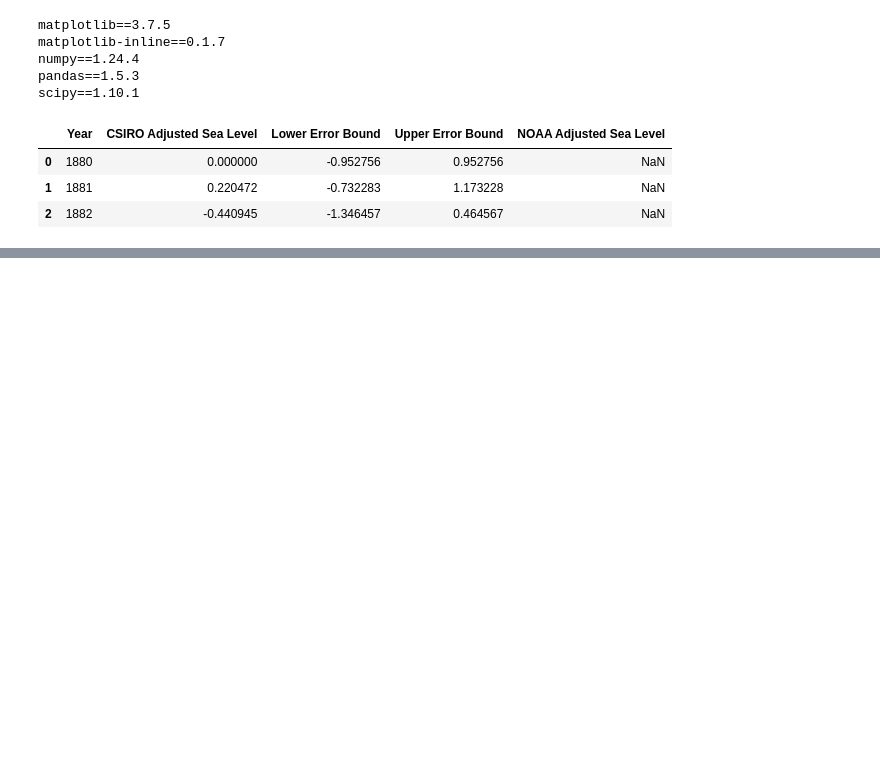
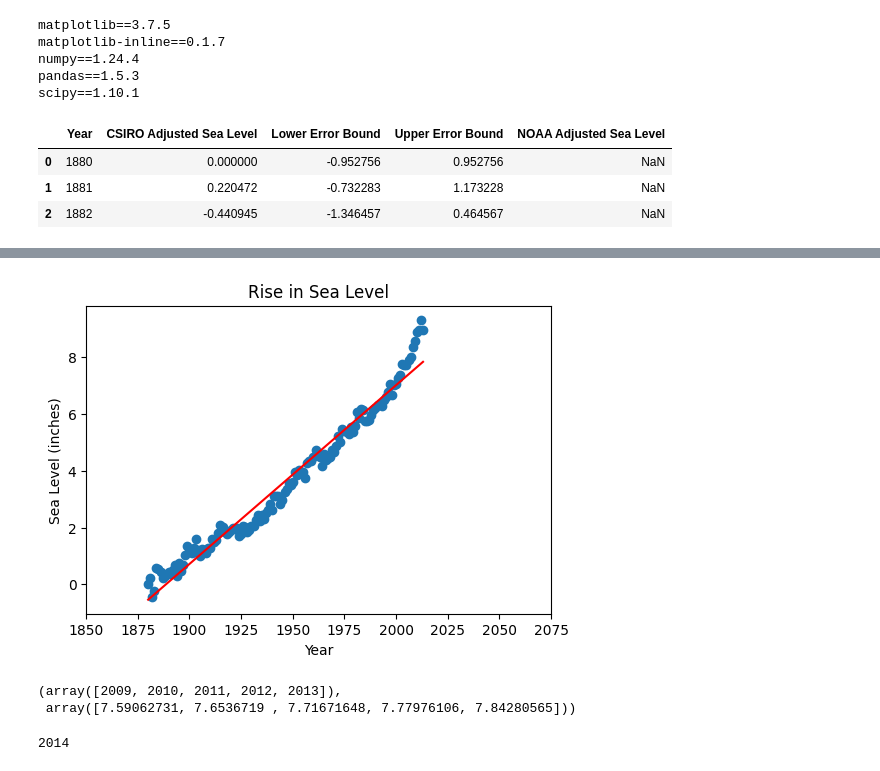
Before and after one commit to lemilosm/boilerplate-sea-level-predictor, a Jupyter notebook: testing_sea_level_predictor.ipynb, the cells around one changed output, grey strips where cells are left out. Drawn from its saved outputs; the diff is of its cells as text; code cells hidden in the pictures; blank space fills up the shorter version.

```diff
--- a/testing_sea_level_predictor.ipynb
+++ b/testing_sea_level_predictor.ipynb
@@ -65,0 +82,18 @@ df_esl.head(3)
+# %%
+# initial parameters
+fig, ax = plt.subplots(figsize=(6,4))
+x = df_esl["Year"].to_numpy()
+y = df_esl["CSIRO Adjusted Sea Level"].to_numpy()
+
+# linear regression prediction
+y_pred = x * linearreg.slope + linearreg.intercept
+
+
+ax.scatter(x, y)
+ax.plot(x , y_pred , 'r' , label='Linear Regression')
+
+ax.set(title='Rise in Sea Level', xlabel='Year', ylabel='Sea Level (inches)',
+        xticks=[1850.0, 1875.0, 1900.0, 1925.0, 1950.0, 1975.0, 2000.0, 2025.0, 2050.0, 2075.0])
+plt.show()
+# %% [output]
+[figure, added]
@@ -65,0 +102,9 @@ df_esl.head(3)
+# %%
+x[-5:] , y_pred[-5:]
+# %% [output]
+(array([2009, 2010, 2011, 2012, 2013]),
+ array([7.59062731, 7.6536719 , 7.71671648, 7.77976106, 7.84280565]))
+# %%
+x[-1]+1
+# %% [output]
+2014
```
Also changed, not shown: parts of 23 cells of this notebook, 3 other files.
